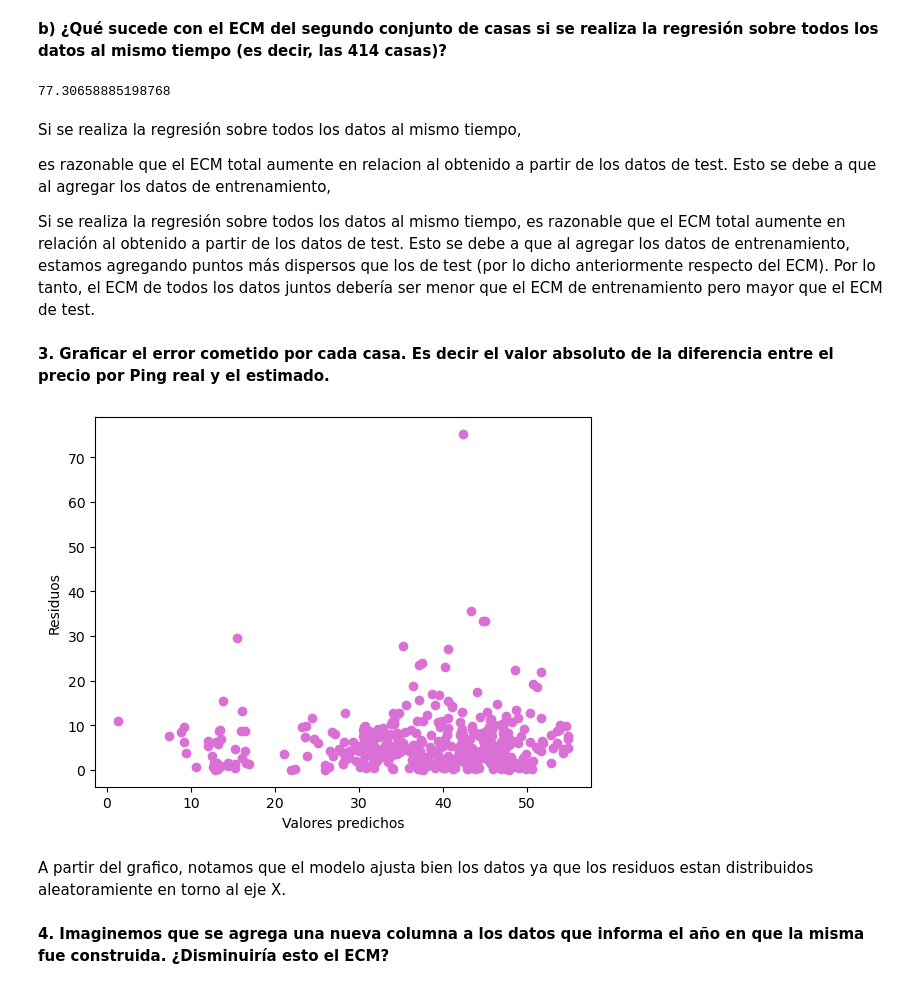
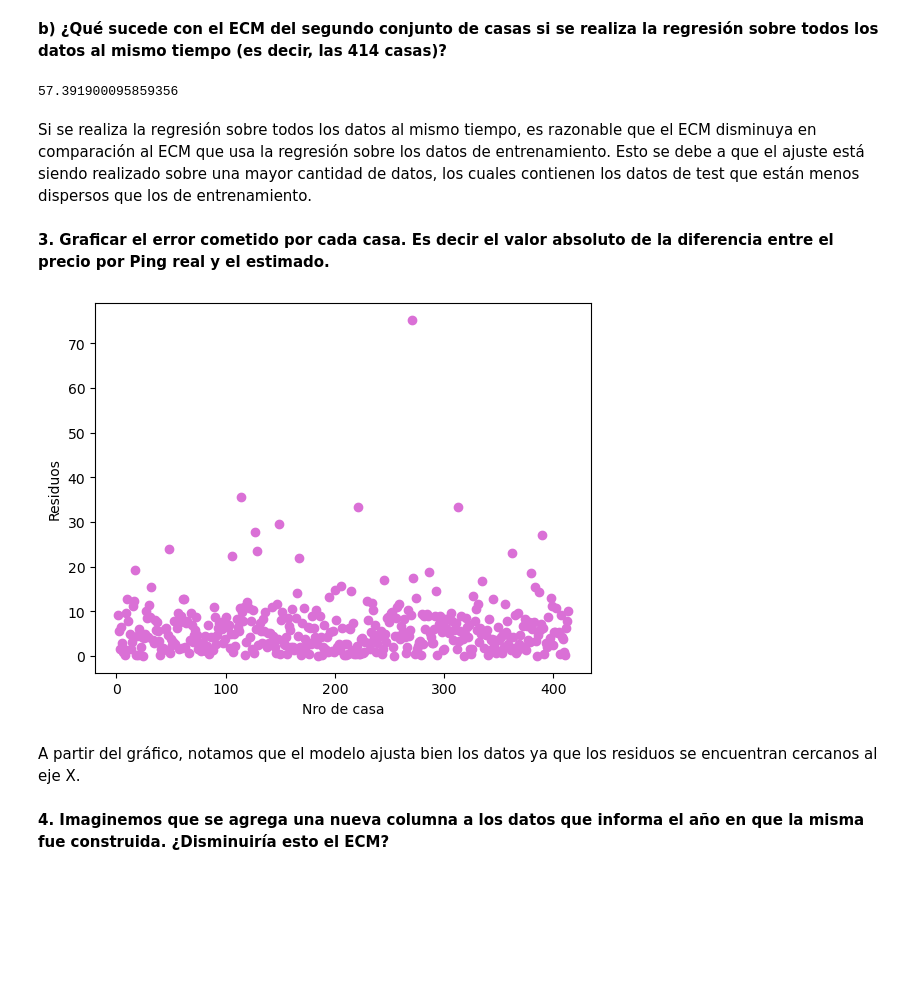
Before and after one commit to azulnogueraa/Metodos_Computacionales_1, a Jupyter notebook: codigo.ipynb, the cells around one changed output. Drawn from its saved outputs; the diff is of its cells as text; code cells hidden in the pictures; blank space fills up the shorter version.

```diff
--- a/codigo.ipynb
+++ b/codigo.ipynb
@@ -330,37 +330,30 @@ m_unos3 = np.ones((414,1),int)
 x_new5 = np.hstack((m_unos3, x_ventas))
 x_new5_t = np.transpose(x_new5)
 
-# b_ventas = np.dot(np.linalg.inv(np.dot(x_new5_t, x_new5)), np.dot(x_new5_t, y_ventas))
-# y_pred_ventas = np.dot(x_new4,b_ventas)
-# ecm_ventas = np.sum((y_test - y_pred_ventas)**2) * 1/99
-
-y_pred_ventas = np.dot(x_new5,b_est)
-ecm_ventas = np.sum((y_ventas - y_pred_ventas)**2) * 1/414
+b_ventas = np.dot(np.linalg.inv(np.dot(x_new5_t, x_new5)), np.dot(x_new5_t, y_ventas))
+y_pred_ventas = np.dot(x_new4,b_ventas)
+ecm_ventas = np.sum((y_test - y_pred_ventas)**2) * 1/99
 
 ecm_ventas
 # %% [output]
-77.30658885198768
+57.391900095859356
-# %% [markdown]
-Si se realiza la regresión sobre todos los datos al mismo tiempo,
-
-es razonable que el ECM total aumente en relacion al obtenido a partir de los datos de test. Esto se debe a que al agregar los datos de entrenamiento,
-
-Si se realiza la regresión sobre todos los datos al mismo tiempo, es razonable que el ECM total aumente en relación al obtenido a partir de los datos de test. Esto se debe a que al agregar los datos de entrenamiento, estamos agregando puntos más dispersos que los de test (por lo dicho anteriormente respecto del ECM). Por lo tanto, el ECM de todos los datos juntos debería ser menor que el ECM de entrenamiento pero mayor que el ECM de test.
+# %% [markdown]
+Si se realiza la regresión sobre todos los datos al mismo tiempo, es razonable que el ECM disminuya en comparación al ECM que usa la regresión sobre los datos de entrenamiento. Esto se debe a que el ajuste está siendo realizado sobre una mayor cantidad de datos, los cuales contienen los datos de test que están menos dispersos que los de entrenamiento.
 # %% [markdown]
 **3. Graficar el error cometido por cada casa. Es decir el valor absoluto de la diferencia entre el precio por Ping real y el estimado.**
 # %%
 b_total = np.dot(np.linalg.inv(np.dot(x_new5_t, x_new5)), np.dot(x_new5_t, y_ventas))
 y_pred_total = np.dot(x_new5,b_total)
 
 
-plt.scatter(y_pred_total,abs(y_ventas - y_pred_total), color = 'orchid')
+plt.scatter(np.arange(1,415),abs(y_ventas - y_pred_total), color = 'orchid')
 plt.ylabel("Residuos")
-plt.xlabel("Valores predichos")
+plt.xlabel("Nro de casa")
 
 plt.show()
 # %% [output]
-[figure, old version]
+[figure, new version]
 # %% [markdown]
-A partir del grafico, notamos que el modelo ajusta bien los datos ya que los residuos estan distribuidos aleatoramiente en torno al eje X.
+A partir del gráfico, notamos que el modelo ajusta bien los datos ya que los residuos se encuentran cercanos al eje X.
 # %% [markdown]
 **4. Imaginemos que se agrega una nueva columna a los datos que informa el año en que la misma fue construida. ¿Disminuiría esto el ECM?**
```
Also changed, not shown: parts of 8 cells of this notebook.
